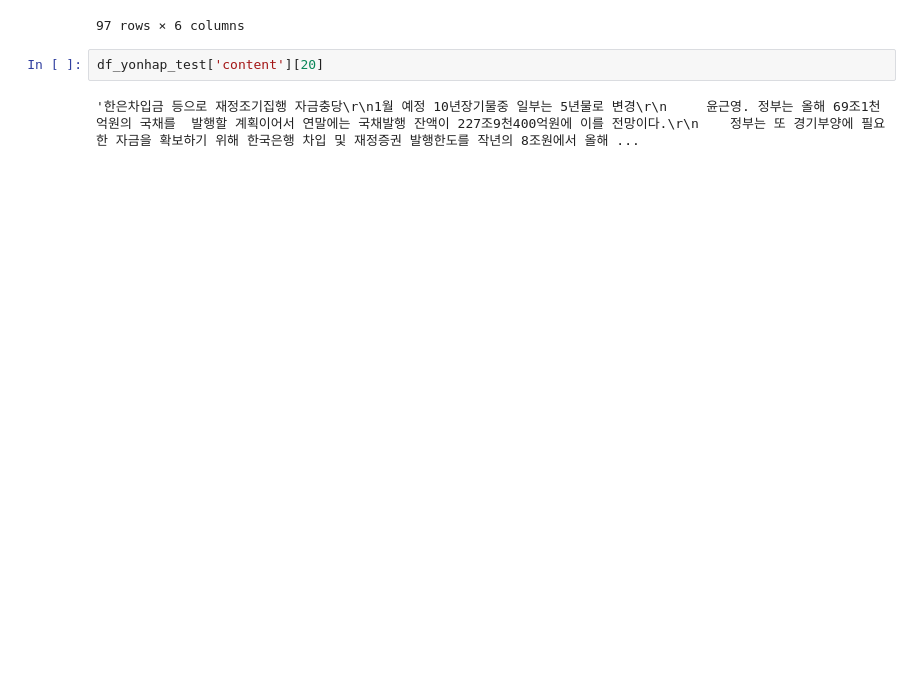
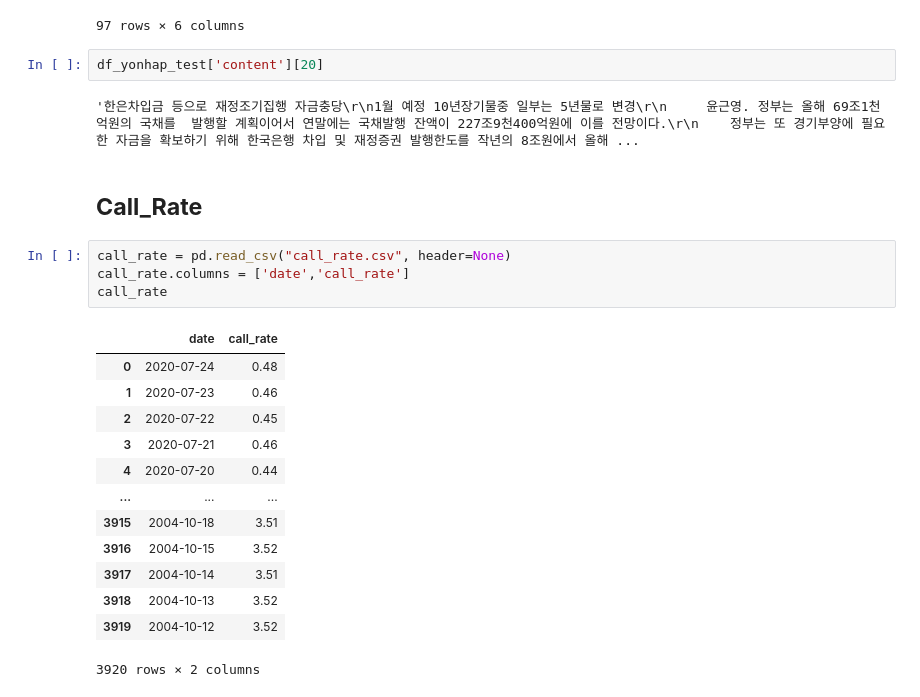
Before and after one commit to HyeonminNam/BOK4, a Jupyter notebook: pre_processing_code/article_pre_processing.ipynb, the cells around one changed output. Cells and saved outputs as stored; diff of their text form; blank space fills up the shorter version.

```diff
--- a/pre_processing_code/article_pre_processing.ipynb
+++ b/pre_processing_code/article_pre_processing.ipynb
@@ -253,3 +251,23 @@ df_yonhap_in_test
 df_yonhap_test['content'][20]
 # %% [output]
 '한은차입금 등으로 재정조기집행 자금충당\r\n1월 예정 10년장기물중 일부는 5년물로 변경\r\n     윤근영. 정부는 올해 69조1천억원의 국채를  발행할 계획이어서 연말에는 국채발행 잔액이 227조9천400억원에 이를 전망이다.\r\n    정부는 또 경기부양에 필요한 자금을 확보하기 위해 한국은행 차입 및 재정증권 발행한도를 작년의 8조원에서 올해 ...
+# %% [markdown]
+## **Call_Rate**
+# %%
+call_rate = pd.read_csv("call_rate.csv", header=None)
+call_rate.columns = ['date','call_rate']
+call_rate
+# %% [output]
+|  | date | call_rate |
+| 0 | 2020-07-24 | 0.48 |
+| 1 | 2020-07-23 | 0.46 |
+| 2 | 2020-07-22 | 0.45 |
+| 3 | 2020-07-21 | 0.46 |
+| 4 | 2020-07-20 | 0.44 |
+| ... | ... | ... |
+| 3915 | 2004-10-18 | 3.51 |
+| 3916 | 2004-10-15 | 3.52 |
+| 3917 | 2004-10-14 | 3.51 |
+| 3918 | 2004-10-13 | 3.52 |
+| 3919 | 2004-10-12 | 3.52 |
+3920 rows × 2 columns
```
Also changed, not shown: parts of 13 cells of this notebook.
